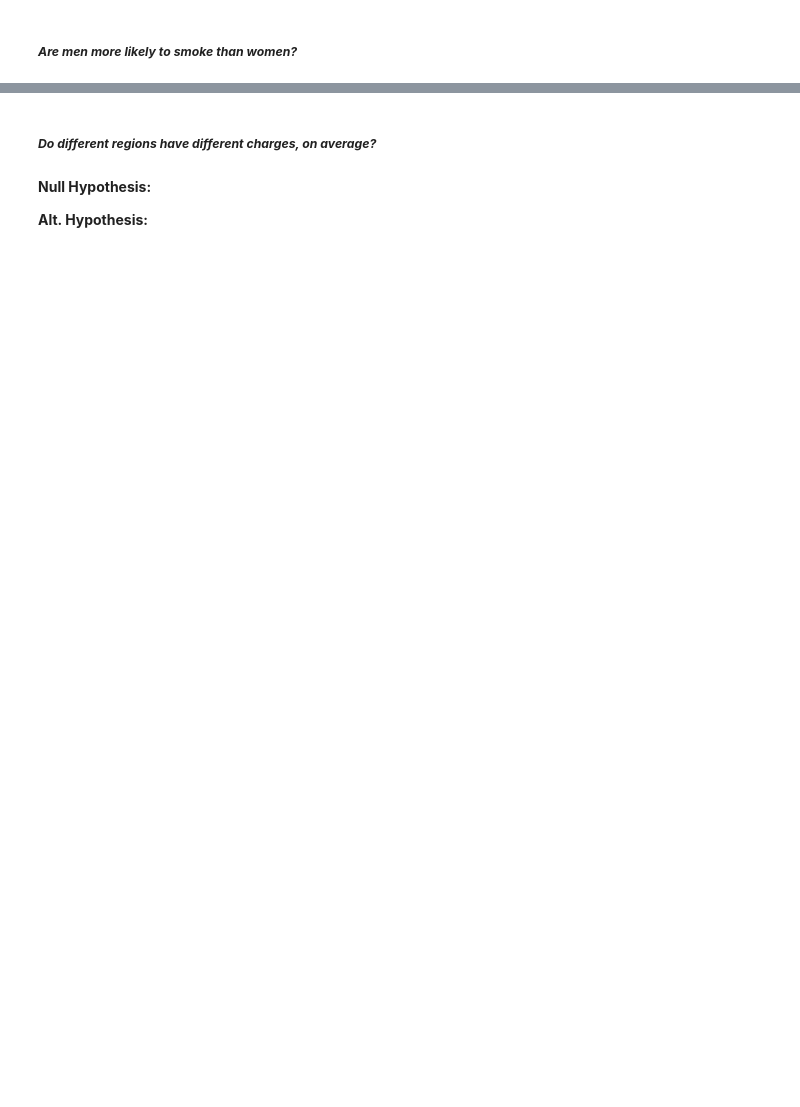
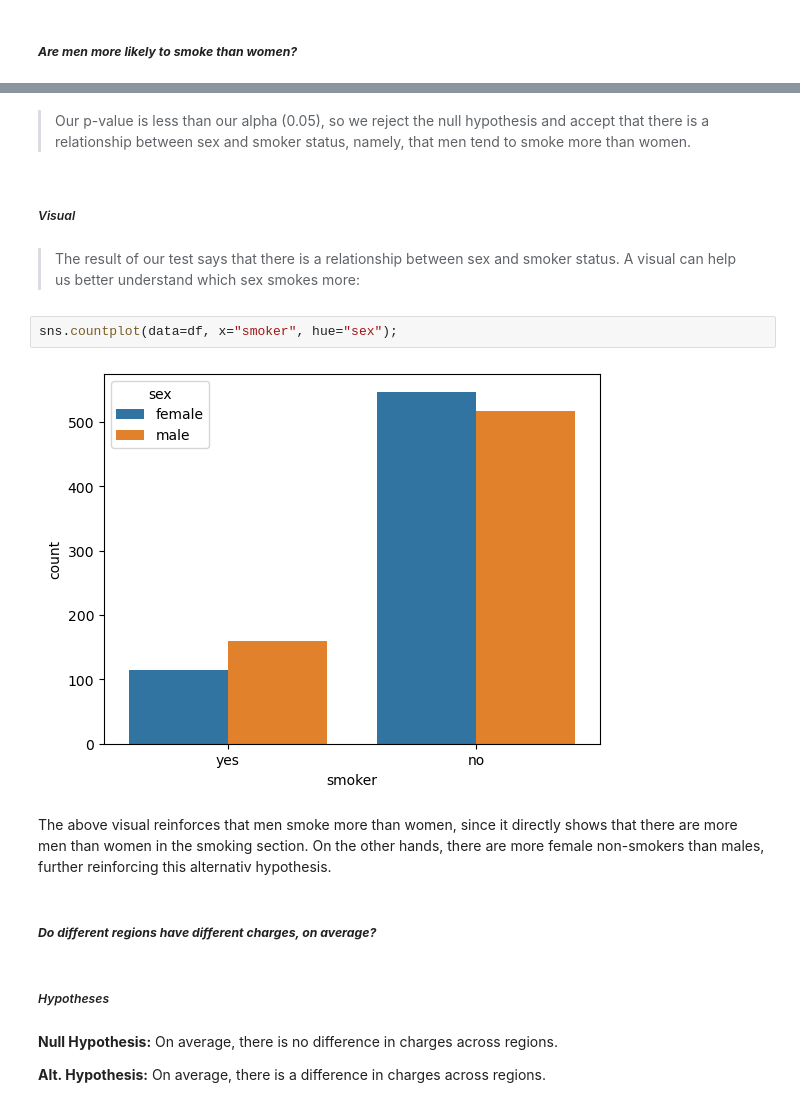
Before and after one commit to john-a-dixon/hypothesis-testing, a Jupyter notebook: tests.ipynb, the cells around one changed output, grey strips where cells are left out. Cells and saved outputs as stored; diff of their text form; blank space fills up the shorter version.

```diff
--- a/tests.ipynb
+++ b/tests.ipynb
@@ -80,6 +168,20 @@ There are 24 outliers for non-smokers
+# %% [markdown]
+> Our p-value is less than our alpha (0.05), so we reject the null hypothesis and accept that there is a relationship between sex and smoker status, namely, that men tend to smoke more than women.
+# %% [markdown]
+##### _Visual_
+# %% [markdown]
+> The result of our test says that there is a relationship between sex and smoker status. A visual can help us better understand which sex smokes more:
+# %%
+sns.countplot(data=df, x="smoker", hue="sex");
+# %% [output]
+[figure, added]
+# %% [markdown]
+The above visual reinforces that men smoke more than women, since it directly shows that there are more men than women in the smoking section. On the other hands, there are more female non-smokers than males, further reinforcing this alternativ hypothesis.
 # %% [markdown]
 ##### **_Do different regions have different charges, on average?_**
-# %% [markdown]
-**Null Hypothesis:**
-
-**Alt. Hypothesis:**
+# %% [markdown]
+##### _Hypotheses_
+# %% [markdown]
+**Null Hypothesis:** On average, there is no difference in charges across regions.
+
+**Alt. Hypothesis:** On average, there is a difference in charges across regions.
```
Also changed, not shown: parts of 34 cells of this notebook.
